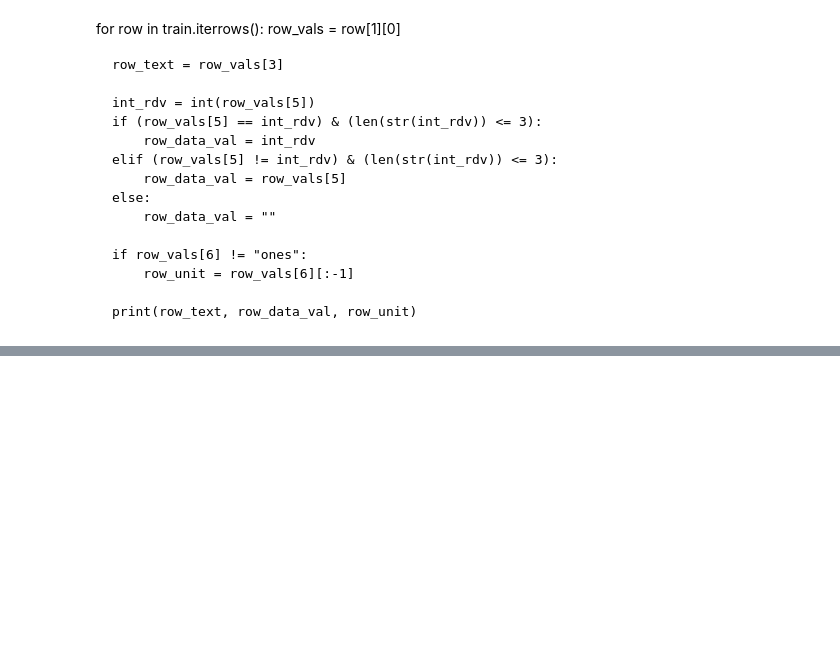
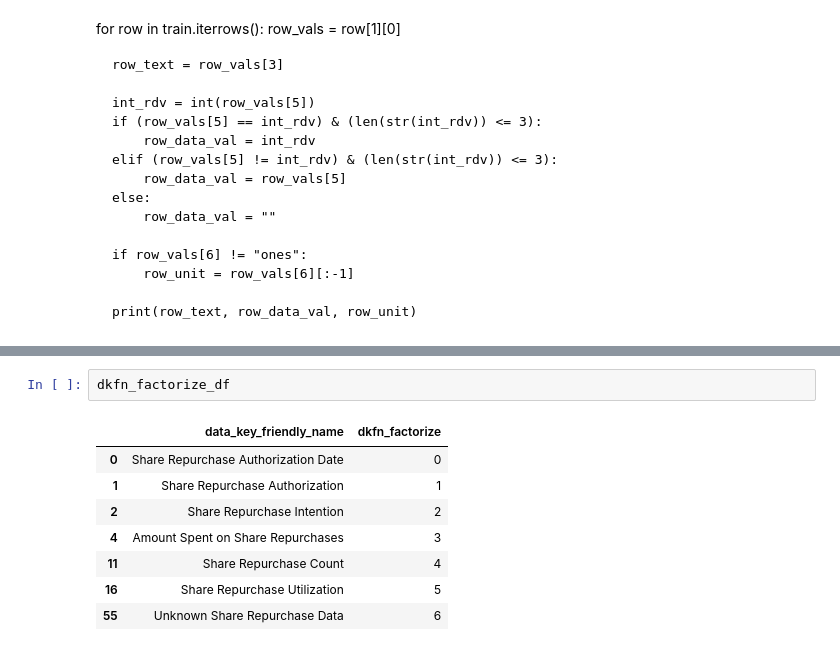
Before and after one commit to DEREJEGETU/data-question-8, a Jupyter notebook: prepare_for_logistic_regression.ipynb, the cells around one changed output, grey strips where cells are left out. Drawn from its saved outputs; the diff is of its cells as text; blank space fills up the shorter version.

```diff
--- a/prepare_for_logistic_regression.ipynb
+++ b/prepare_for_logistic_regression.ipynb
@@ -167,0 +475,11 @@ for row in train.iterrows():
+# %%
+dkfn_factorize_df
+# %% [output]
+|  | data_key_friendly_name | dkfn_factorize |
+| 0 | Share Repurchase Authorization Date | 0 |
+| 1 | Share Repurchase Authorization | 1 |
+| 2 | Share Repurchase Intention | 2 |
+| 4 | Amount Spent on Share Repurchases | 3 |
+| 11 | Share Repurchase Count | 4 |
+| 16 | Share Repurchase Utilization | 5 |
+| 55 | Unknown Share Repurchase Data | 6 |
```
Also changed, not shown: parts of 31 cells of this notebook, 2 other files.
